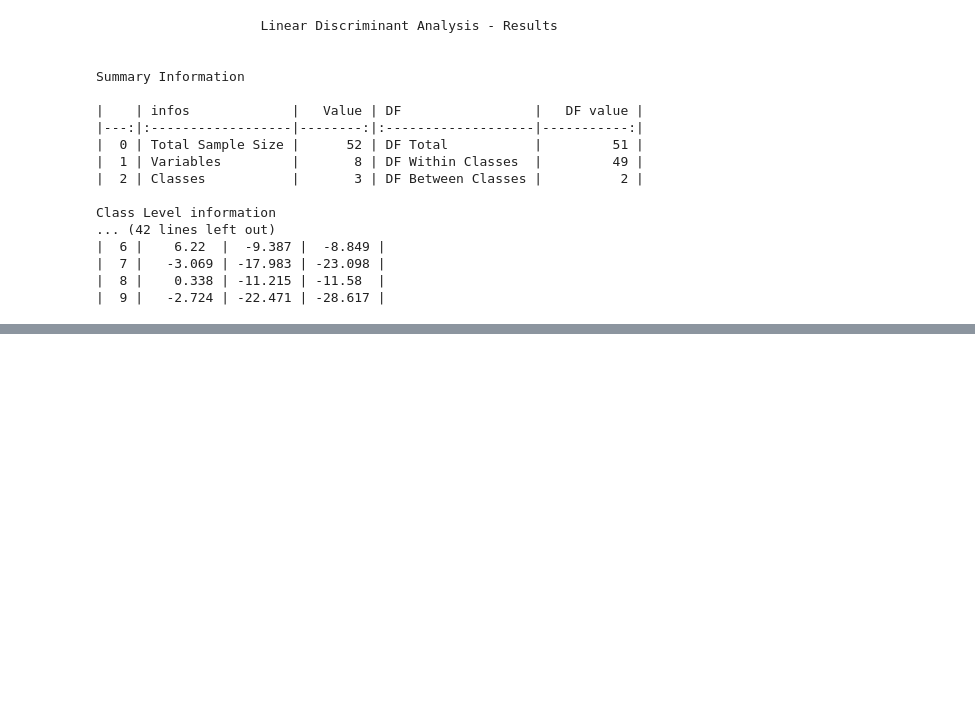
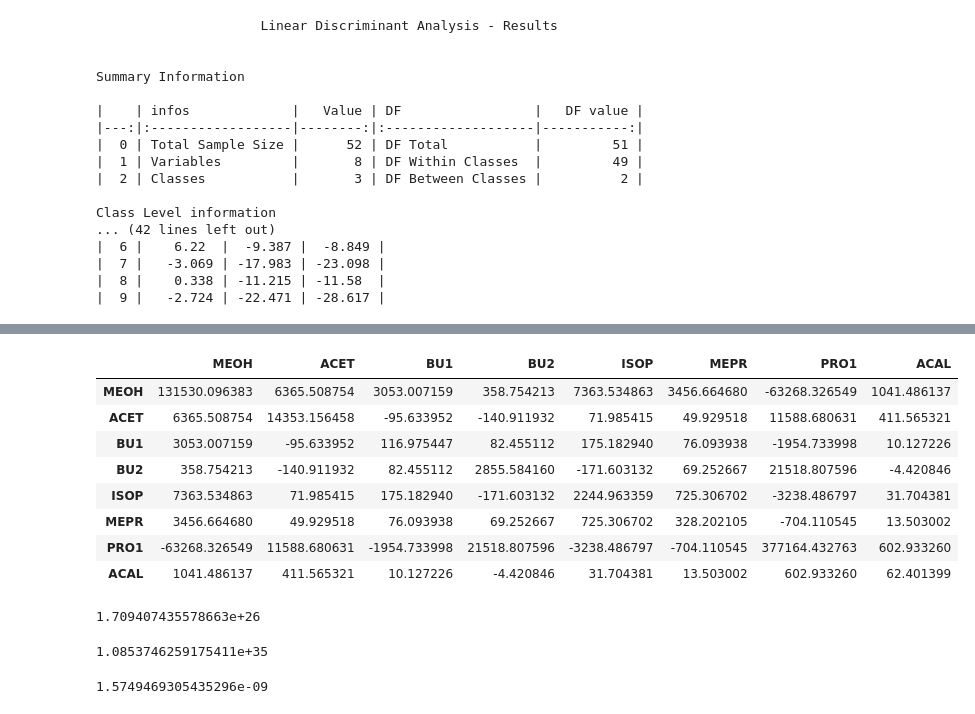
Before and after one commit to enfantbenidedieu/discrimintools, a Jupyter notebook: lda_alcool.ipynb, the cells around one changed output, grey strips where cells are left out. Saved outputs shown, nothing was run; the diff lists cells and outputs as text; code cells hidden in the pictures; blank space fills up the shorter version.

```diff
--- a/lda_example.ipynb
+++ b/lda_alcool.ipynb
@@ -367,0 +382,3 @@ Class Level information
+# %%
+XTrain = DTrain.drop(columns=["TYPE"])
+XTrain.cov()
@@ -367,0 +395,32 @@ Class Level information
+# %%
+n = DTrain.shape[0]
+Vb = ((n-1)/n)*XTrain.cov(ddof=1)
+Vb
+# %% [output]
+|  | MEOH | ACET | BU1 | BU2 | ISOP | MEPR | PRO1 | ACAL |
+| MEOH | 131530.096383 | 6365.508754 | 3053.007159 | 358.754213 | 7363.534863 | 3456.664680 | -63268.326549 | 1041.486137 |
+| ACET | 6365.508754 | 14353.156458 | -95.633952 | -140.911932 | 71.985415 | 49.929518 | 11588.680631 | 411.565321 |
+| BU1 | 3053.007159 | -95.633952 | 116.975447 | 82.455112 | 175.182940 | 76.093938 | -1954.733998 | 10.127226 |
+| BU2 | 358.754213 | -140.911932 | 82.455112 | 2855.584160 | -171.603132 | 69.252667 | 21518.807596 | -4.420846 |
+| ISOP | 7363.534863 | 71.985415 | 175.182940 | -171.603132 | 2244.963359 | 725.306702 | -3238.486797 | 31.704381 |
+| MEPR | 3456.664680 | 49.929518 | 76.093938 | 69.252667 | 725.306702 | 328.202105 | -704.110545 | 13.503002 |
+| PRO1 | -63268.326549 | 11588.680631 | -1954.733998 | 21518.807596 | -3238.486797 | -704.110545 | 377164.432763 | 602.933260 |
+| ACAL | 1041.486137 | 411.565321 | 10.127226 | -4.420846 | 31.704381 | 13.503002 | 602.933260 | 62.401399 |
+# %%
+import numpy as np
+num = np.linalg.det(Vb)
+num
+# %% [output]
+1.709407435578663e+26
+# %%
+W = lda.cov_["within"]
+K = lda.call_["n_classes"]
+Wb = ((n-K)/K)*W
+det = np.linalg.det(Wb)
+det
+# %% [output]
+1.0853746259175411e+35
+# %%
+num/det
+# %% [output]
+1.5749469305435296e-09
```
Also changed, not shown: parts of 4 cells of this notebook, 2 other files.
